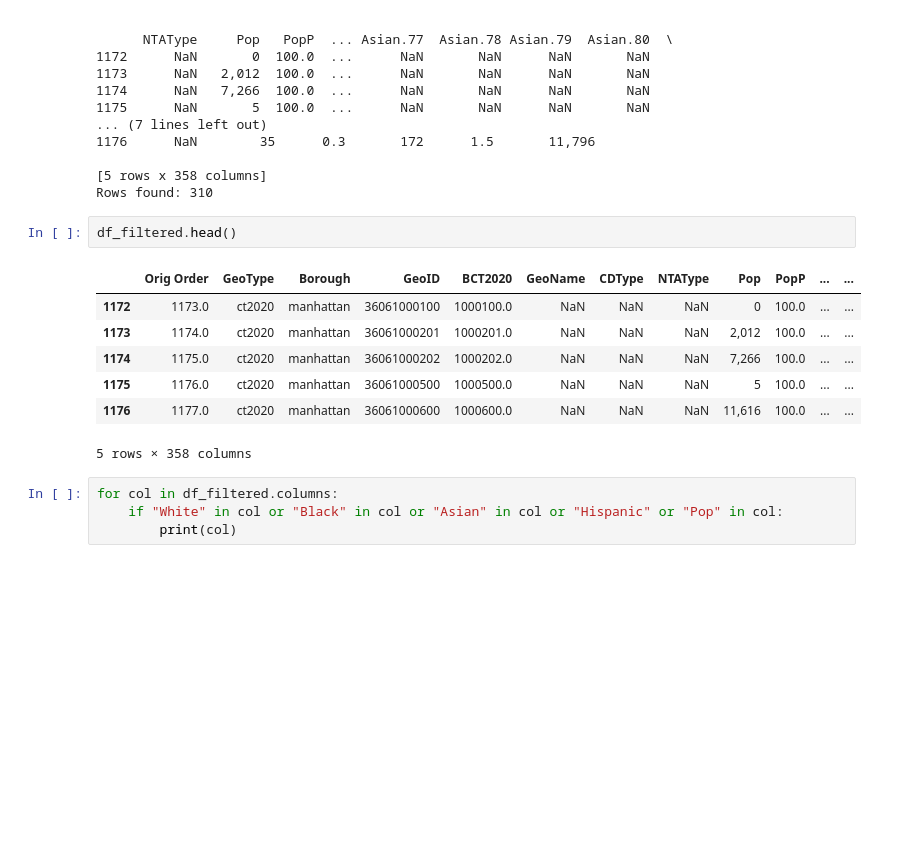
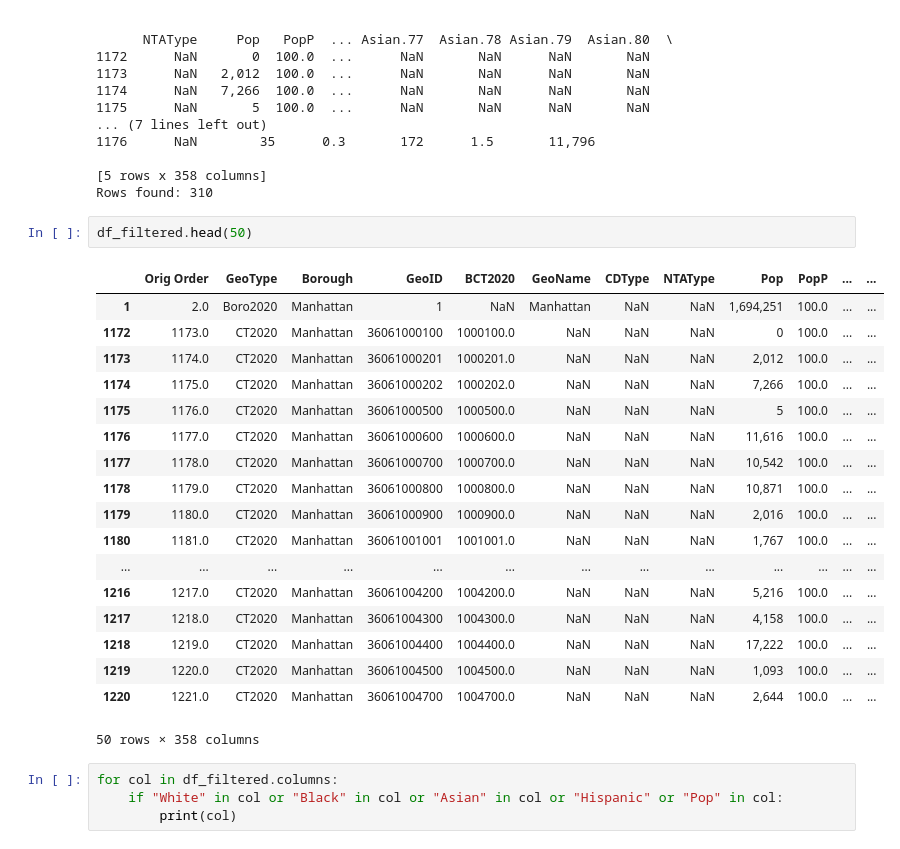
Before and after one commit to bigburko/nyc-busyness, a Jupyter notebook: etl/f1_transit access_mobility_scoring/demographic_clean_error.ipynb, the cells around one changed output. Cells and saved outputs as stored; diff of their text form; blank space fills up the shorter version.

```diff
--- a/etl/f1_transit access_mobility_scoring/demographic_clean_error.ipynb
+++ b/etl/f1_transit access_mobility_scoring/demographic_clean_error.ipynb
@@ -107,15 +107,26 @@ print("Rows found:", len(df_filtered))
 [5 rows x 358 columns]
 Rows found: 310
 # %%
-df_filtered.head()
+df_filtered.head(50)
 # %% [output]
 |  | Orig Order | GeoType | Borough | GeoID | BCT2020 | GeoName | CDType | NTAType | Pop | PopP | ... | ... |
-| 1172 | 1173.0 | ct2020 | manhattan | 36061000100 | 1000100.0 | NaN | NaN | NaN | 0 | 100.0 | ... | ... |
-| 1173 | 1174.0 | ct2020 | manhattan | 36061000201 | 1000201.0 | NaN | NaN | NaN | 2,012 | 100.0 | ... | ... |
-| 1174 | 1175.0 | ct2020 | manhattan | 36061000202 | 1000202.0 | NaN | NaN | NaN | 7,266 | 100.0 | ... | ... |
-| 1175 | 1176.0 | ct2020 | manhattan | 36061000500 | 1000500.0 | NaN | NaN | NaN | 5 | 100.0 | ... | ... |
-| 1176 | 1177.0 | ct2020 | manhattan | 36061000600 | 1000600.0 | NaN | NaN | NaN | 11,616 | 100.0 | ... | ... |
+| 1 | 2.0 | Boro2020 | Manhattan | 1 | NaN | Manhattan | NaN | NaN | 1,694,251 | 100.0 | ... | ... |
+| 1172 | 1173.0 | CT2020 | Manhattan | 36061000100 | 1000100.0 | NaN | NaN | NaN | 0 | 100.0 | ... | ... |
+| 1173 | 1174.0 | CT2020 | Manhattan | 36061000201 | 1000201.0 | NaN | NaN | NaN | 2,012 | 100.0 | ... | ... |
+| 1174 | 1175.0 | CT2020 | Manhattan | 36061000202 | 1000202.0 | NaN | NaN | NaN | 7,266 | 100.0 | ... | ... |
+| 1175 | 1176.0 | CT2020 | Manhattan | 36061000500 | 1000500.0 | NaN | NaN | NaN | 5 | 100.0 | ... | ... |
+| 1176 | 1177.0 | CT2020 | Manhattan | 36061000600 | 1000600.0 | NaN | NaN | NaN | 11,616 | 100.0 | ... | ... |
+| 1177 | 1178.0 | CT2020 | Manhattan | 36061000700 | 1000700.0 | NaN | NaN | NaN | 10,542 | 100.0 | ... | ... |
+| 1178 | 1179.0 | CT2020 | Manhattan | 36061000800 | 1000800.0 | NaN | NaN | NaN | 10,871 | 100.0 | ... | ... |
+| 1179 | 1180.0 | CT2020 | Manhattan | 36061000900 | 1000900.0 | NaN | NaN | NaN | 2,016 | 100.0 | ... | ... |
+| 1180 | 1181.0 | CT2020 | Manhattan | 36061001001 | 1001001.0 | NaN | NaN | NaN | 1,767 | 100.0 | ... | ... |
+| ... | ... | ... | ... | ... | ... | ... | ... | ... | ... | ... | ... | ... |
+| 1216 | 1217.0 | CT2020 | Manhattan | 36061004200 | 1004200.0 | NaN | NaN | NaN | 5,216 | 100.0 | ... | ... |
+| 1217 | 1218.0 | CT2020 | Manhattan | 36061004300 | 1004300.0 | NaN | NaN | NaN | 4,158 | 100.0 | ... | ... |
+| 1218 | 1219.0 | CT2020 | Manhattan | 36061004400 | 1004400.0 | NaN | NaN | NaN | 17,222 | 100.0 | ... | ... |
+| 1219 | 1220.0 | CT2020 | Manhattan | 36061004500 | 1004500.0 | NaN | NaN | NaN | 1,093 | 100.0 | ... | ... |
+| 1220 | 1221.0 | CT2020 | Manhattan | 36061004700 | 1004700.0 | NaN | NaN | NaN | 2,644 | 100.0 | ... | ... |
-5 rows × 358 columns
+50 rows × 358 columns
 # %%
 for col in df_filtered.columns:
     if "White" in col or "Black" in col or "Asian" in col or "Hispanic" or "Pop" in col:
```
Also changed, not shown: parts of 2 cells of this notebook.
